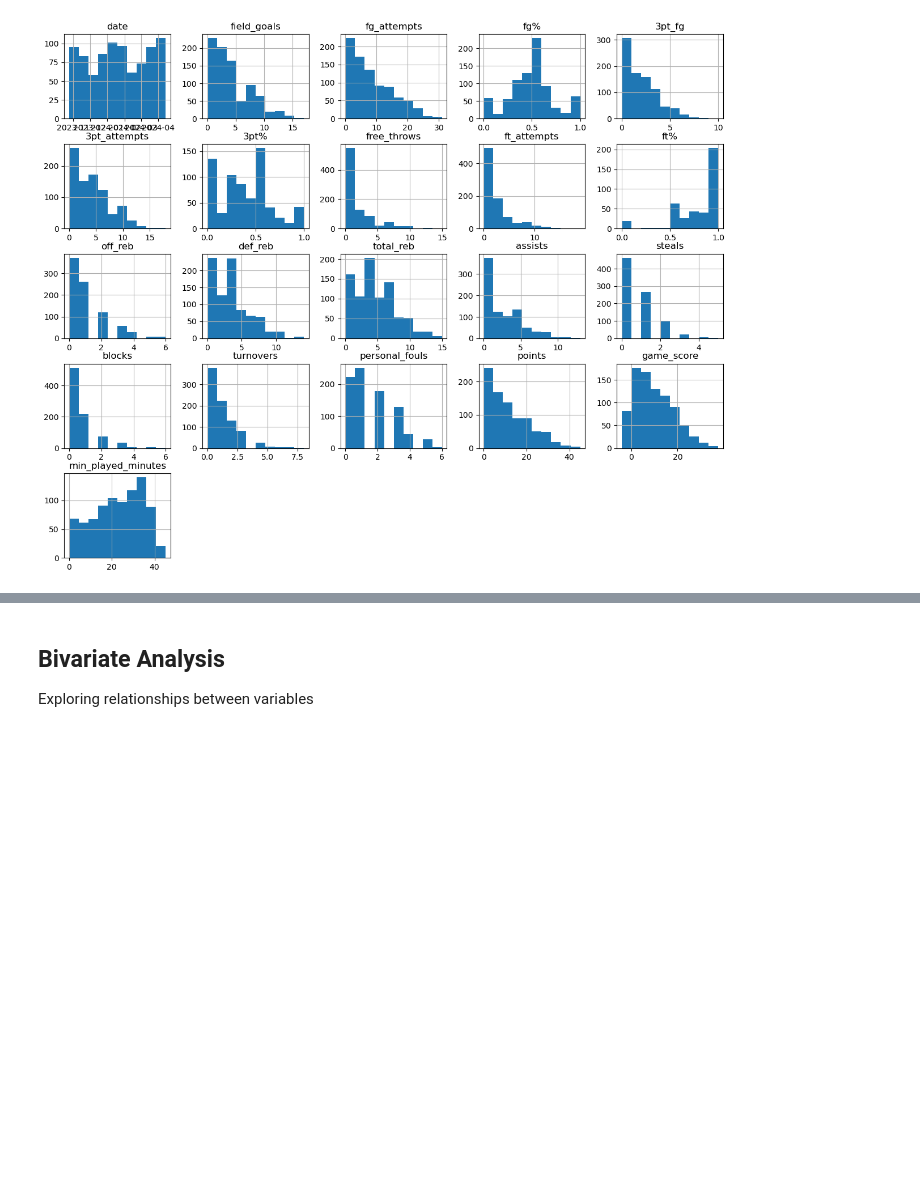
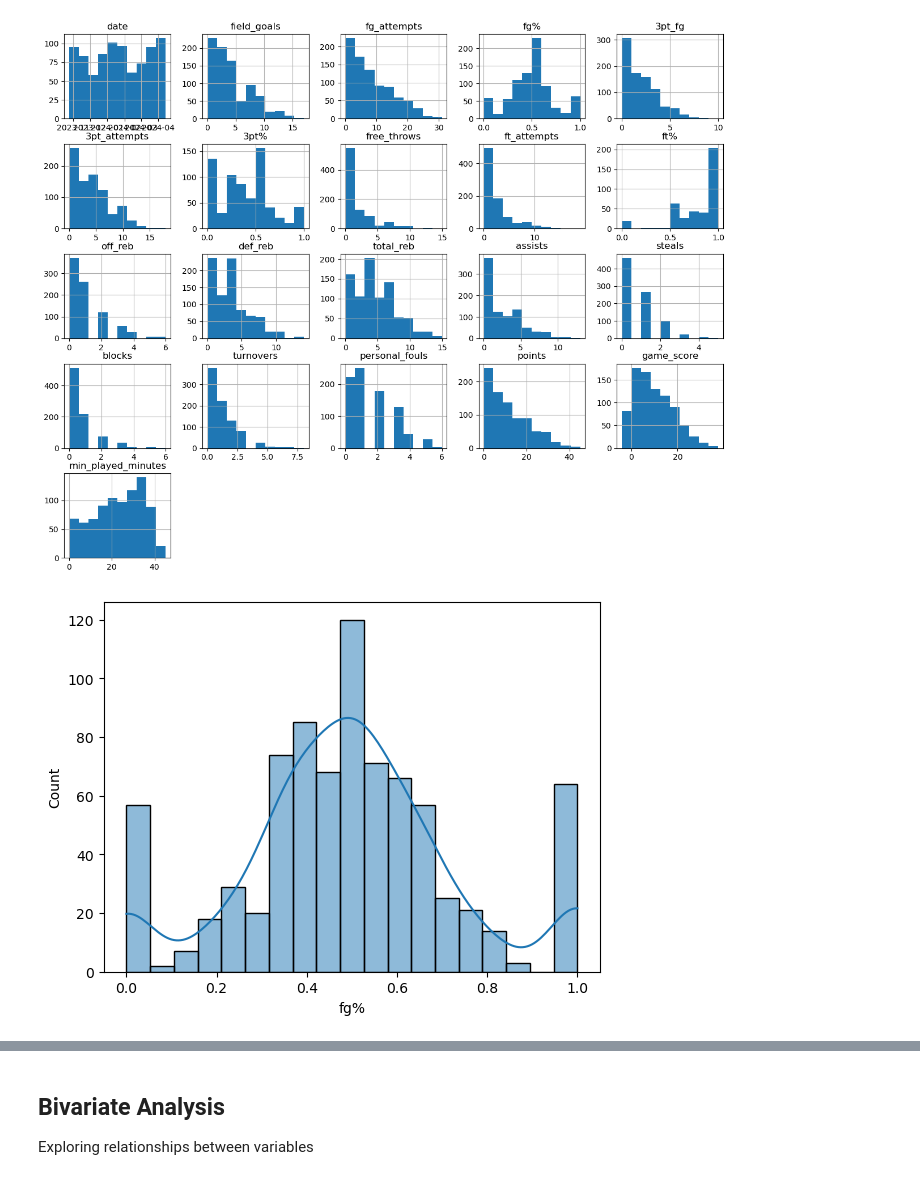
Before and after one commit to walcotttt/capstone, a Jupyter notebook: EDA.ipynb, the cells around one changed output, grey strips where cells are left out. Saved outputs shown, nothing was run; the diff lists cells and outputs as text; code cells hidden in the pictures; blank space fills up the shorter version.

```diff
--- a/EDA.ipynb
+++ b/EDA.ipynb
@@ -270,3 +270,9 @@ array([[<Axes: title={'center': 'date'}>,
        [<Axes: title={'center': 'min_played_minutes'}>, <Axes: >,
         <Axes: >, <Axes: >, <Axes: >]], dtype=object)
 [figure]
+# %%
+# histogram of "fg%"
+sns.histplot(df_clean["fg%"], kde=True)
+plt.show()
+# %% [output]
+[figure, added]
```
Also changed, not shown: parts of 10 cells of this notebook, 4 other files.
